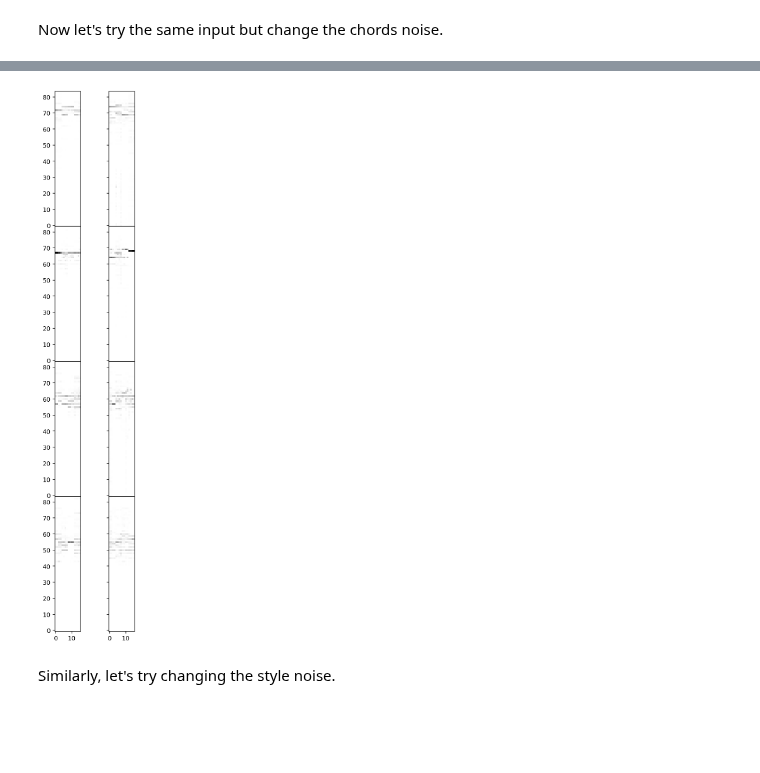
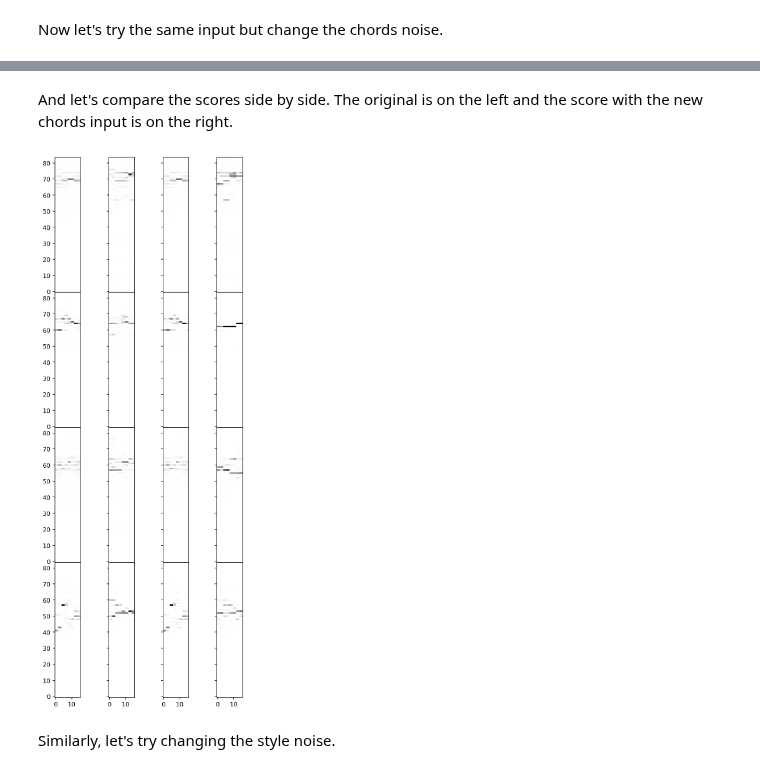
Before and after one commit to DCtheTall/generative-deep-learning, a Jupyter notebook: 7-compose/MuseGAN.ipynb, the cells around one changed output, grey strips where cells are left out. Cells and saved outputs as stored; diff of their text form; code cells hidden in the pictures; blank space fills up the shorter version.

```diff
--- a/7-compose/MuseGAN.ipynb
+++ b/7-compose/MuseGAN.ipynb
@@ -537,10 +547,11 @@ checkpoint_dir = '/content/gdrive/My Drive/gdl_models/musegan/'
 # %%
-EPOCHS = 6000
+EPOCHS = 10000
 
 gan.train(data_binary,
           epochs=EPOCHS,
           checkpoint_dir=checkpoint_dir,
-          save_every_n_epochs=10,
-          initial_epoch=0)
+          save_every_n_epochs=50,
+          initial_epoch=6000,
+          n_critic=10)
 # %% [markdown]
 ## Analyzing the Results
@@ -590,5 +600,4 @@ Now let's try the same input but change the chords noise.
 # %%
 chords_noise2 = np.random.normal(0, 1, (1, gan.z_dim))
-gan.model.load_weights(checkpoint_dir + 'weights-6000.hdf5')
-gen_scores = gan.generator.predict(
+gen_scores_c = gan.generator.predict(
     [chords_noise2, style_noise, melody_noise, groove_noise])
@@ -611,7 +623,9 @@ Audio(data.T, rate=rate, autoplay=True)
+# %% [markdown]
+And let's compare the scores side by side. The original is on the left and the score with the new chords input is on the right.
 # %%
-gan.draw_score(gen_scores)
+gan.draw_score(np.array([gen_scores[0], gen_scores_c[0]]))
 # %% [output]
-[figure, old version]
+[figure, new version]
 # %% [markdown]
 Similarly, let's try changing the style noise.
 # %%
```
Also changed, not shown: parts of 45 cells of this notebook.
